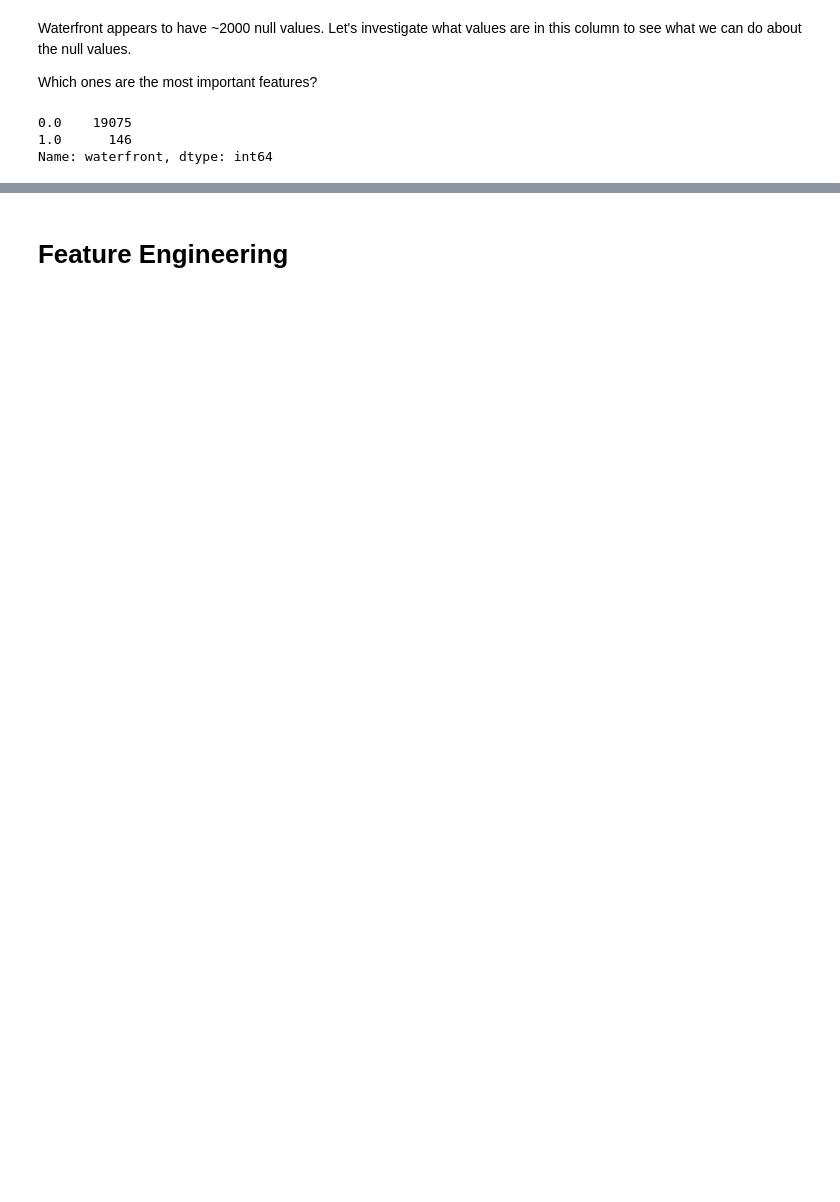
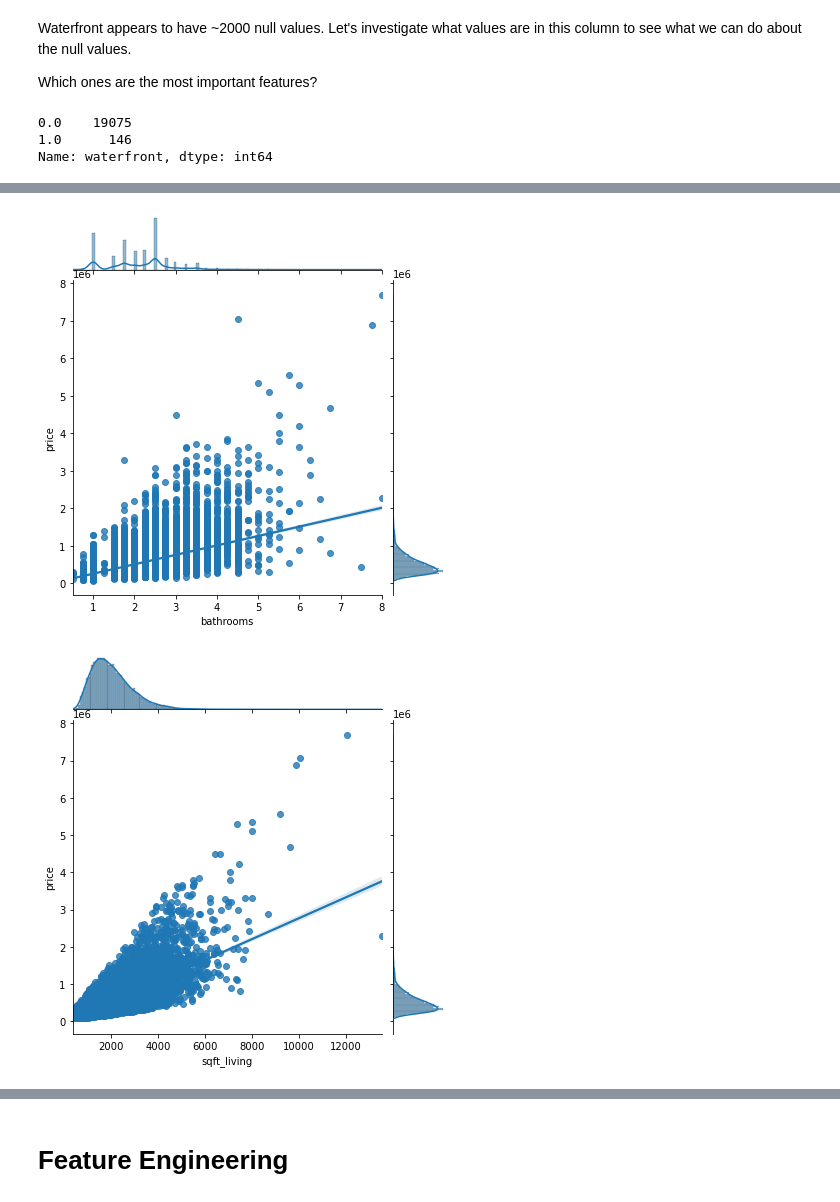
Before and after one commit to ewehmueller/housing-analysis, a Jupyter notebook: kc_housing.ipynb, the cells around one changed output, grey strips where cells are left out. Drawn from its saved outputs; the diff is of its cells as text; code cells hidden in the pictures; blank space fills up the shorter version.

```diff
--- a/kc_housing.ipynb
+++ b/kc_housing.ipynb
@@ -117,0 +168,7 @@ df_col_drops.waterfront.fillna(0, inplace=True)
+# %%
+#Check for linearity via jointplots
+for col_name in df_col_drops.columns[2:]:
+    sns.jointplot(x=col_name, y='price', data=df_col_drops, kind='reg');
+# %% [output]
+[figure, added]
+[figure, added]
```
Also changed, not shown: parts of 52 cells of this notebook.
